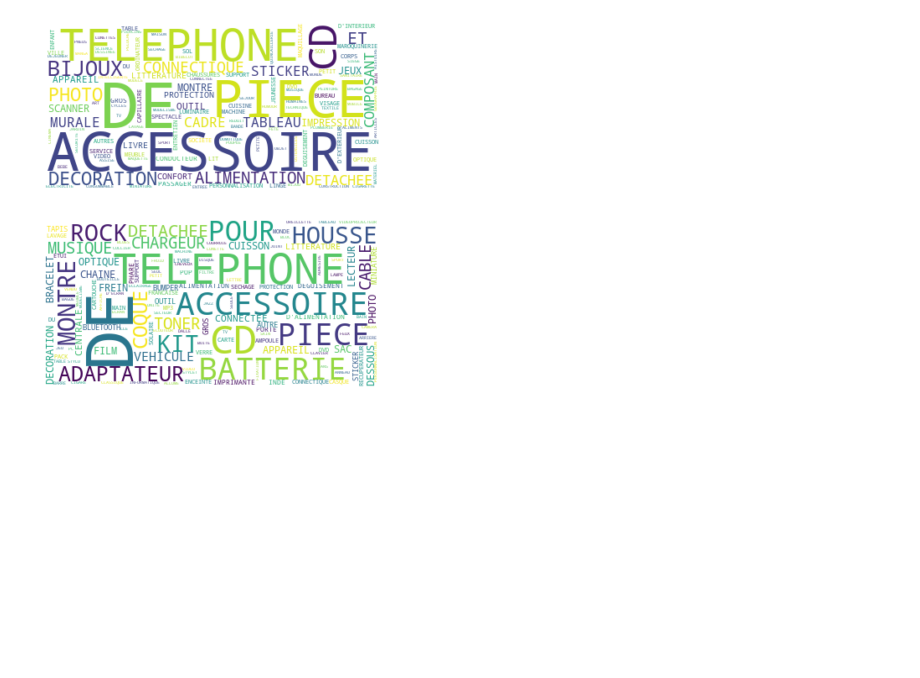
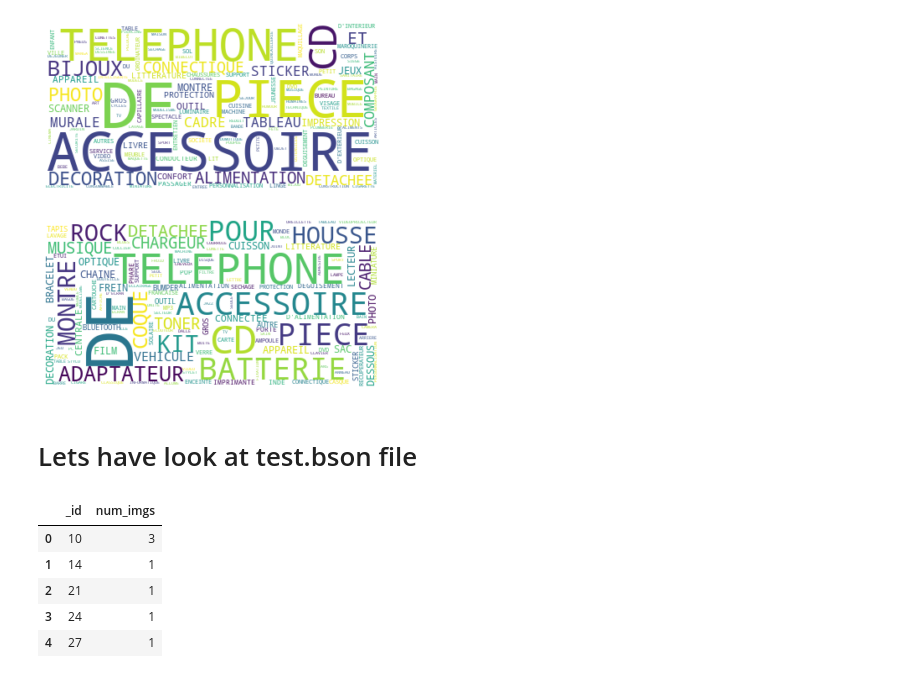
Before and after one commit to sarthakkaushik/Cdiscount-Image-Classification, a Jupyter notebook: Cdiscount_EDA.ipynb, the cells around one changed output. Saved outputs shown, nothing was run; the diff lists cells and outputs as text; code cells hidden in the pictures; blank space fills up the shorter version.

```diff
--- a/Cdiscount_EDA.ipynb
+++ b/Cdiscount_EDA.ipynb
@@ -494,3 +527,55 @@ plt.show()
 # %%
 col_name=[ 'category_level1', 'category_level2', 'category_level3']
 for
+# %% [markdown]
+# Lets have look at test.bson file
+# %%
+data_dir = "../cdiscount/"
+
+test_bson_path = os.path.join(data_dir, "test.bson")
+# %%
+prod_id = []
+prod_category = []
+prod_num_imgs = []
+prod_imgs=[]
+
+
+with open(test_bson_path, 'rb') as f:
+
+
+
+    data = bson.decode_file_iter(f)
+
+
+
+    for c, d in enumerate(data):
+      if c <1000:
+
+        # print(c)
+        prod_id.append(d['_id'])
+        prod_num_imgs.append(len(d['imgs']))
+      else:
+        break
+
+
+
+#Create the dataframe
+df_dict = {
+
+    '_id': prod_id,
+    'num_imgs': prod_num_imgs
+}# we are not loading images as it will take lot of memory
+df_test = pd.DataFrame(df_dict)
+del df_dict # Free memory
+
+df_test.head()
+
+
+### he goal of the competition is to predict category_id by image. We need to predict a number, e.g. 1000010653 by an image.
+# %% [output]
+|  | _id | num_imgs |
+| 0 | 10 | 3 |
+| 1 | 14 | 1 |
+| 2 | 21 | 1 |
+| 3 | 24 | 1 |
+| 4 | 27 | 1 |
```
Also changed, not shown: parts of 6 cells of this notebook.
